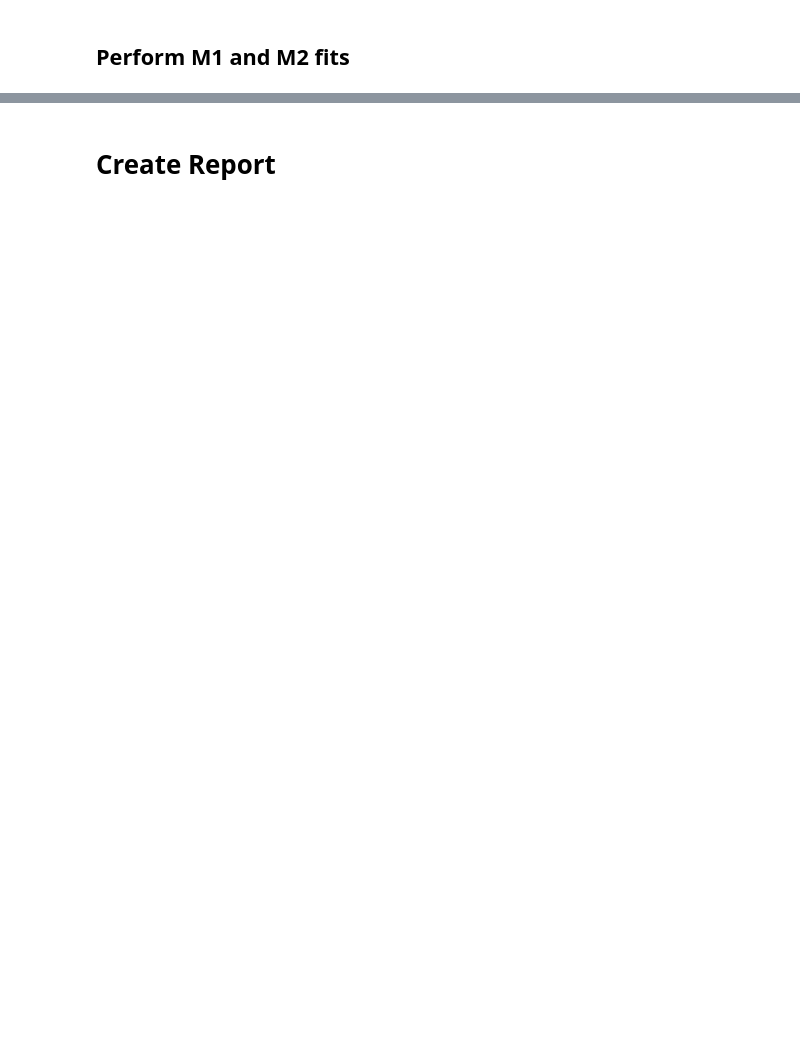
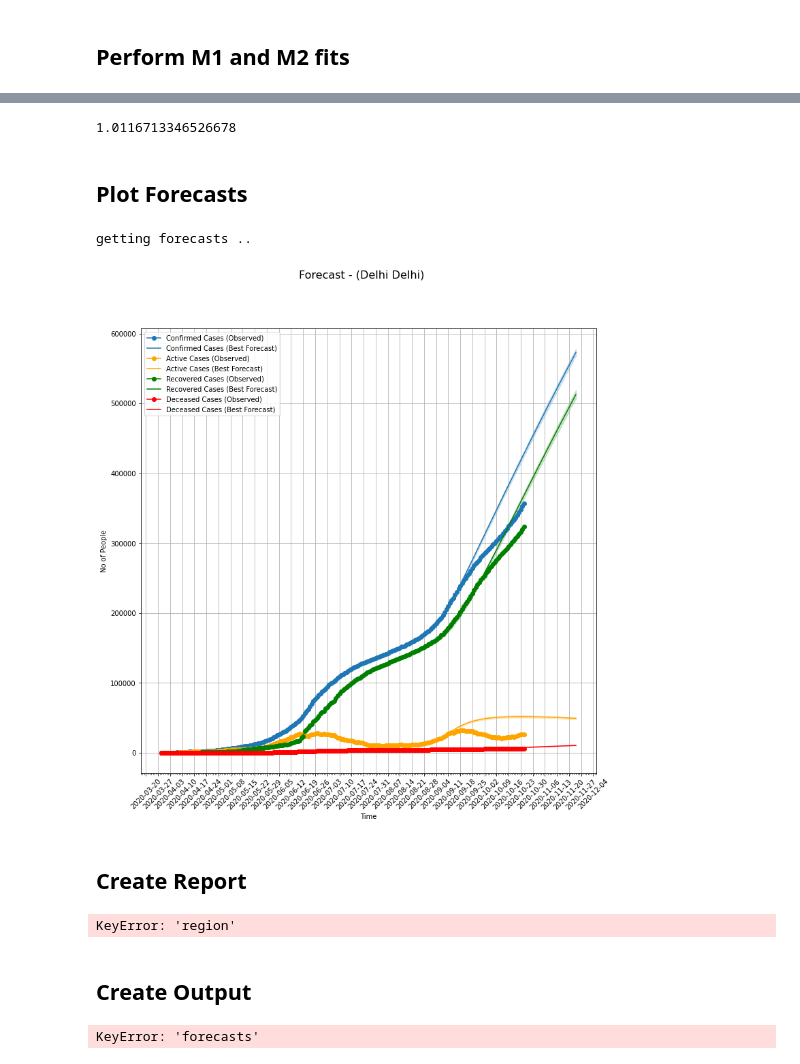
Before and after one commit to WadhwaniAI/covid-modelling, a Jupyter notebook: notebooks/seir/[TRY] forecasting.ipynb, the cells around one changed output, grey strips where cells are left out. Saved outputs shown, nothing was run; the diff lists cells and outputs as text; code cells hidden in the pictures; blank space fills up the shorter version.

Commit message:
added model comparing notebook

```diff
--- a/notebooks/seir/[TRY] forecasting.ipynb
+++ b/notebooks/seir/[TRY] forecasting.ipynb
@@ -31,6 +34,5 @@ import yaml
 # %%
 predictions_dict = {}
 # %%
-# config_filename = 'undetected_simulated.yaml'
-config_filename = 'experiments/seirhd.yaml'
+config_filename = 'experiments/undetected.yaml'
 config = read_config(config_filename)
@@ -50,24 +99,33 @@ predictions_dict['m1']['df_loss']
+# %%
+sum([0.25*i for i in predictions_dict['m1']['df_loss']['train'].to_list()])
+# %% [output]
+1.0116713346526678
+# %% [markdown]
+## Plot Forecasts
 # %%
 predictions_dict['m1']['forecasts'] = {}
 predictions_dict['m1']['forecasts']['best'] = get_forecast(predictions_dict, train_fit='m1',
                                                            model=config['fitting']['model'],
-                                                           days=config['forecast']['forecast_days'], tests_done=10000)
+                                                           days=config['forecast']['forecast_days'], tests_done=100000)
 
 predictions_dict['m1']['plots']['forecast_best'] = plot_forecast(predictions_dict,
                                                                  (config['fitting']['data']['dataloading_params']['state'],
                                                                   config['fitting']['data']['dataloading_params']['district']),
                                                                  error_bars=True, train_fit='m1')
 
-predictions_dict['m1']['trials_processed'] = forecast_all_trials(predictions_dict, train_fit='m1',
-                                                                 model=config['fitting']['model'],
-                                                                 forecast_days=config['forecast']['forecast_days'], tests_done=10000)
+# predictions_dict['m1']['trials_processed'] = forecast_all_trials(predictions_dict, train_fit='m1',
+#                                                                  model=config['fitting']['model'],
+#                                                                  forecast_days=config['forecast']['forecast_days'], tests_done=10000)
 
-kforecasts = plot_top_k_trials(predictions_dict, train_fit='m1',
-                               k=config['forecast']['num_trials_to_plot'],
-                               which_compartments=config['forecast']['plot_topk_trials_for_columns'])
+# kforecasts = plot_top_k_trials(predictions_dict, train_fit='m1',
+#                                k=config['forecast']['num_trials_to_plot'],
+#                                which_compartments=config['forecast']['plot_topk_trials_for_columns'])
 
-predictions_dict['m1']['plots']['forecasts_topk'] = {}
-for column in config['forecast']['plot_topk_trials_for_columns']:
-    predictions_dict['m1']['plots']['forecasts_topk'][column.name] = kforecasts[column]
+# predictions_dict['m1']['plots']['forecasts_topk'] = {}
+# for column in config['forecast']['plot_topk_trials_for_columns']:
+#     predictions_dict['m1']['plots']['forecasts_topk'][column.name] = kforecasts[column]
+# %% [output]
+getting forecasts ..
+[figure, added]
 # %% [markdown]
-# Create Report
+## Create Report
@@ -76,0 +132,11 @@ save_dict_and_create_report_simple(predictions_dict, config, ROOT_DIR=output_fol
+# %%
+save_dict_and_create_report_simple(predictions_dict, config, ROOT_DIR=output_folder, config_filename=config_filename)
+# %% [output]
+KeyError: 'region'
+# %% [markdown]
+## Create Output
+# %%
+df_output = create_decile_csv_new(predictions_dict)
+df_output.to_csv(f'{output_folder}/deciles.csv')
+# %% [output]
+KeyError: 'forecasts'
```
Also changed, not shown: parts of 12 cells of this notebook, 6 other files.
